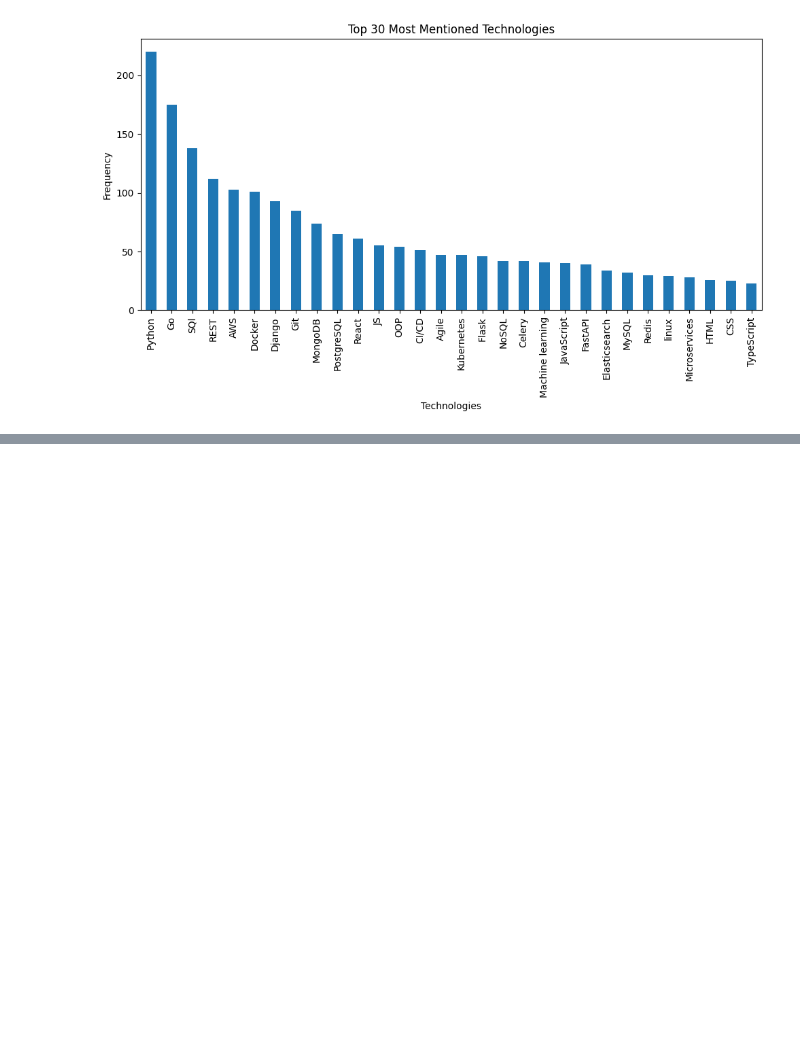
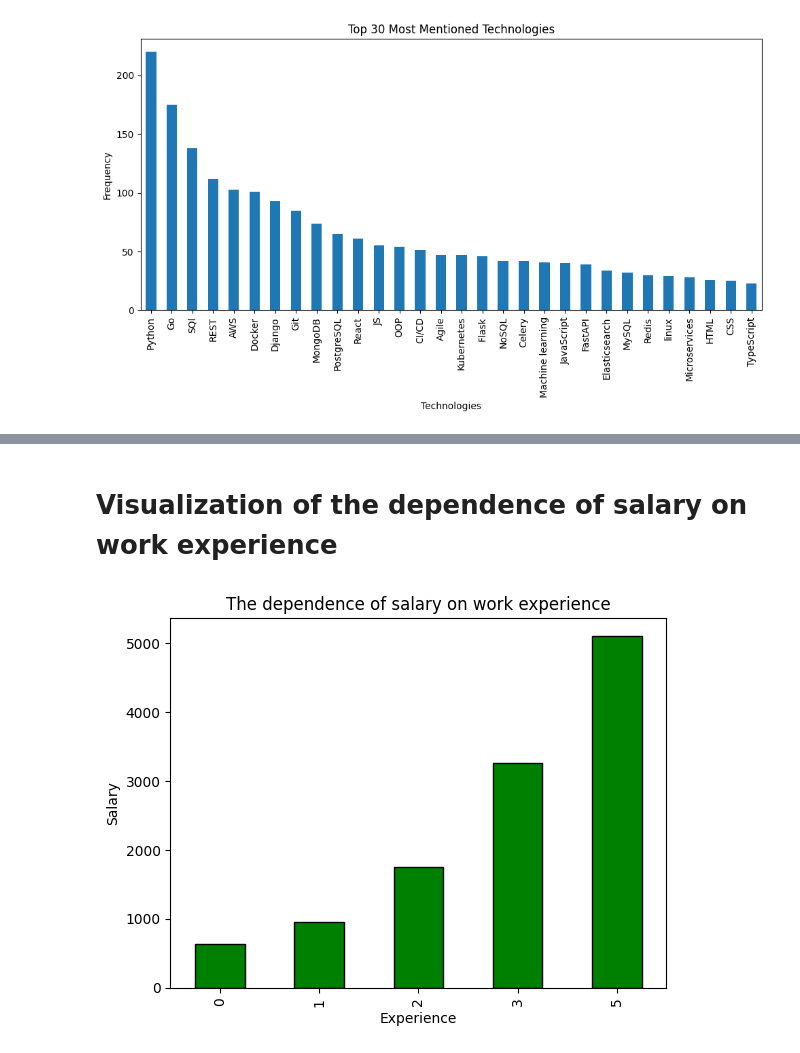
Before and after one commit to innyshka/scrape-djinni, a Jupyter notebook: analytics/vacansies_analytics.ipynb, the cells around one changed output, grey strips where cells are left out. Saved outputs shown, nothing was run; the diff lists cells and outputs as text; code cells hidden in the pictures; blank space fills up the shorter version.

Commit message:
built diagram for the dependence of salary on work experience

```diff
--- a/analytics/vacansies_analytics.ipynb
+++ b/analytics/vacansies_analytics.ipynb
@@ -76,0 +79,9 @@ plt.show()
+# %%
+
+vacancies[["min_salary", "max_salary"]] = vacancies["salary"].str.extract(r"\$(\d+)-(\d+)")
+
+vacancies[["min_salary", "max_salary"]] = vacancies[["min_salary", "max_salary"]].astype(float)
+
+vacancies["avg_salary"] = vacancies[["min_salary", "max_salary"]].mean(axis=1)
+
+vacancies[["salary","min_salary", "max_salary", "avg_salary"]]
@@ -76,0 +102,15 @@ plt.show()
+# %% [markdown]
+# Visualization of the dependence of salary on work experience
+# %%
+experience_salary = vacancies.groupby("experience_year")["avg_salary"].mean()
+
+experience_salary.plot.bar(
+    xlabel="Experience",
+    ylabel="Salary",
+    color="green",
+    edgecolor="black",
+    title="The dependence of salary on work experience"
+)
+plt.show()
+# %% [output]
+[figure, added]
```
Also changed, not shown: parts of 3 cells of this notebook.
